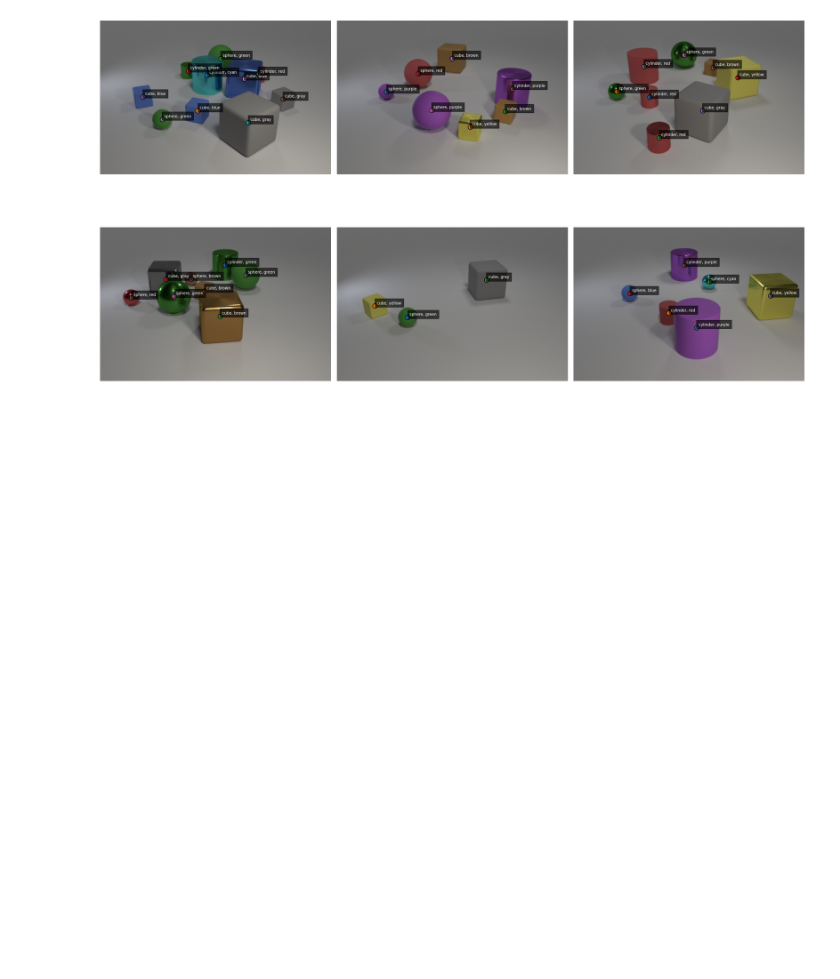
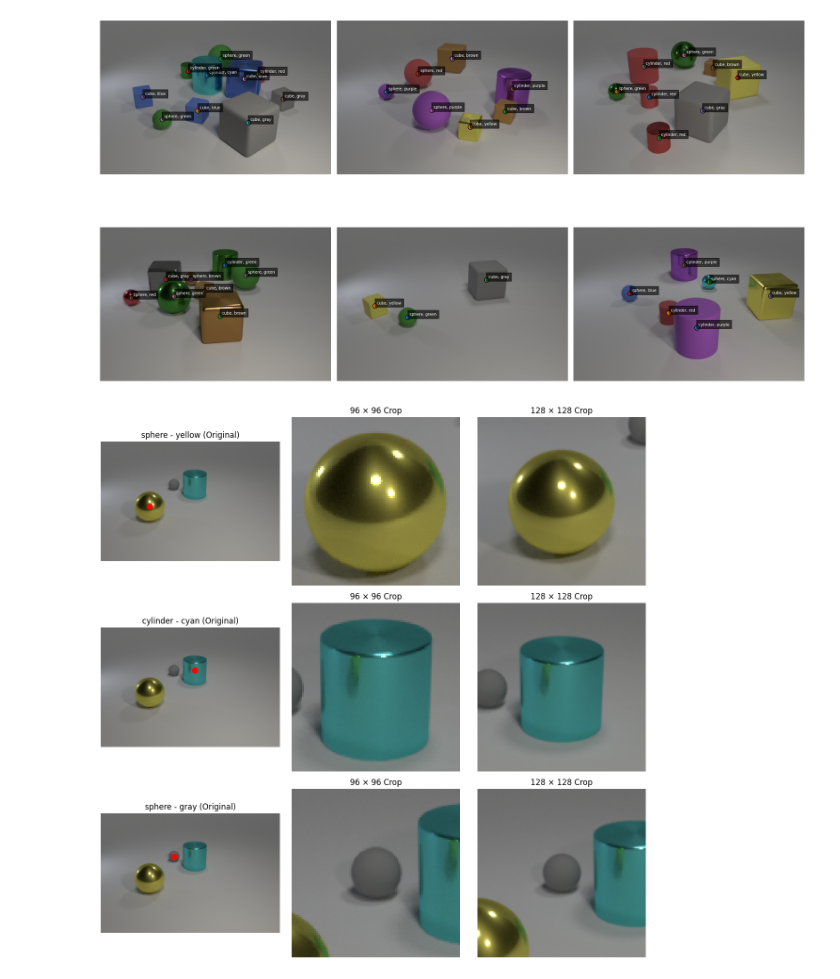
Before and after one commit to maram-elaian/Beyond-Combinations, a Jupyter notebook: notebooks/02_data_preprocessing.ipynb, the cells around one changed output. Saved outputs shown, nothing was run; the diff lists cells and outputs as text; code cells hidden in the pictures; blank space fills up the shorter version.

```diff
--- a/notebooks/02_data_preprocessing.ipynb
+++ b/notebooks/02_data_preprocessing.ipynb
@@ -505,3 +505,53 @@ plt.tight_layout()
 plt.show()
 # %% [output]
 [figure]
+# %%
+from PIL import Image
+import matplotlib.pyplot as plt
+import os
+
+# Use the previously inspected scene
+scene = train_scenes["scenes"][0]
+
+image_path = os.path.join(
+    DATASET_PATH,
+    "images",
+    "trainA",
+    scene["image_filename"]
+)
+
+image = Image.open(image_path)
+
+fig, axes = plt.subplots(
+    len(scene["objects"]), 3,
+    figsize=(12, 4 * len(scene["objects"]))
+)
+
+for i, obj in enumerate(scene["objects"]):
+    x, y, depth = obj["pixel_coords"]
+
+    axes[i, 0].imshow(image)
+    axes[i, 0].scatter(x, y, color="red", s=70)
+    axes[i, 0].set_title(
+        f'{obj["shape"]} - {obj["color"]} (Original)'
+    )
+    axes[i, 0].axis("off")
+
+    for j, crop_size in enumerate([96, 128], start=1):
+        half = crop_size // 2
+
+        crop = image.crop((
+            int(x - half),
+            int(y - half),
+            int(x + half),
+            int(y + half)
+        ))
+
+        axes[i, j].imshow(crop)
+        axes[i, j].set_title(f"{crop_size} × {crop_size} Crop")
+        axes[i, j].axis("off")
+
+plt.tight_layout()
+plt.show()
+# %% [output]
+[figure, added]
```
